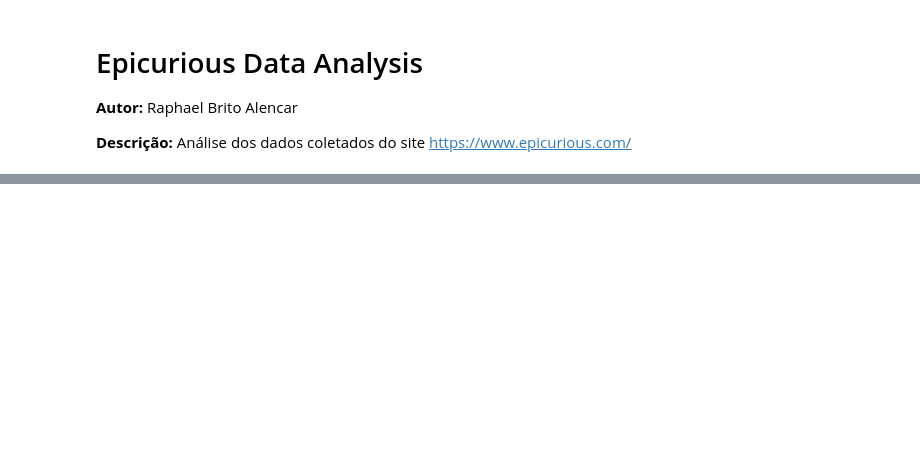
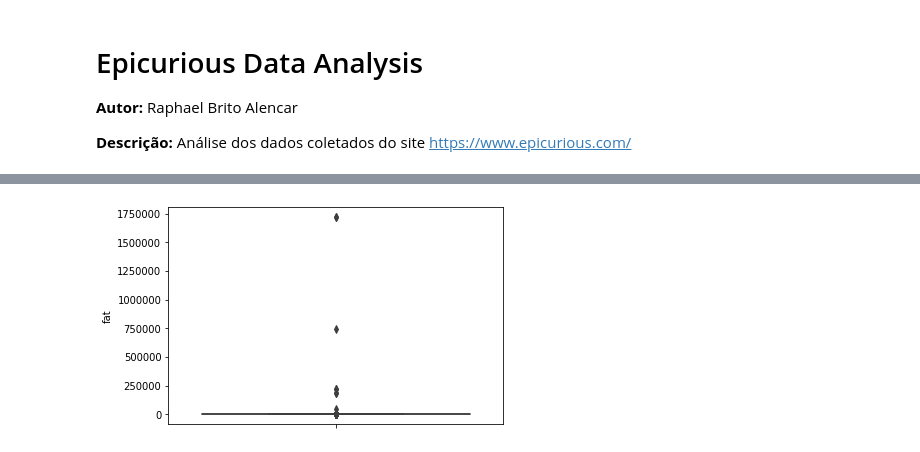
Before and after one commit to raphalencar/epicurious_data_analysis, a Jupyter notebook: Epicurious Data Analysis.ipynb, the cells around one changed output, grey strips where cells are left out. Cells and saved outputs as stored; diff of their text form; code cells hidden in the pictures; blank space fills up the shorter version.

```diff
--- a/Epicurious Data Analysis.ipynb
+++ b/Epicurious Data Analysis.ipynb
@@ -67,0 +246,6 @@ missing_df.sort_values('filling factor (%)').reset_index(drop = True)
+# %%
+# detectando outliers
+sns.boxplot(y=data['fat'])
+plt.show()
+# %% [output]
+[figure, added]
```
Also changed, not shown: parts of 29 cells of this notebook.
